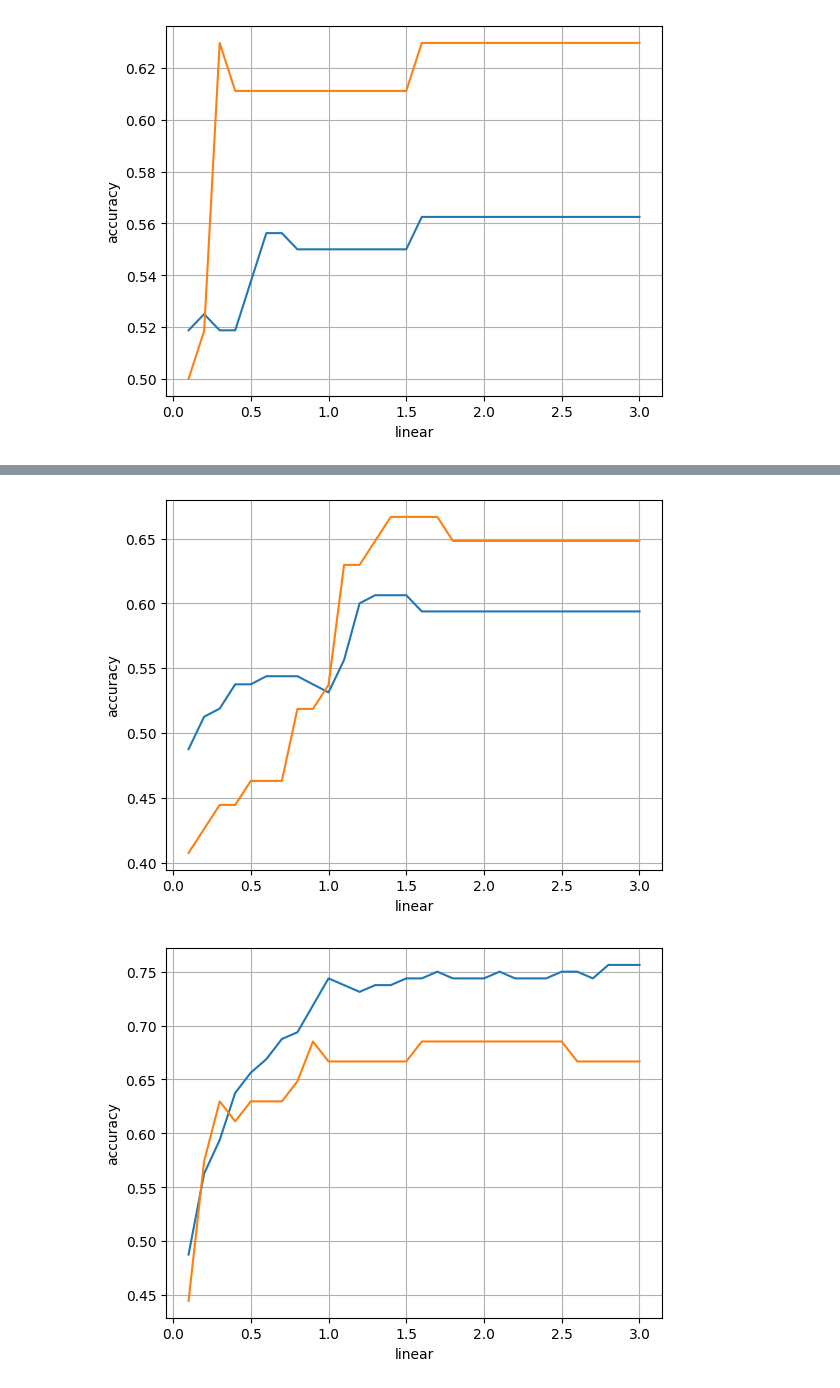
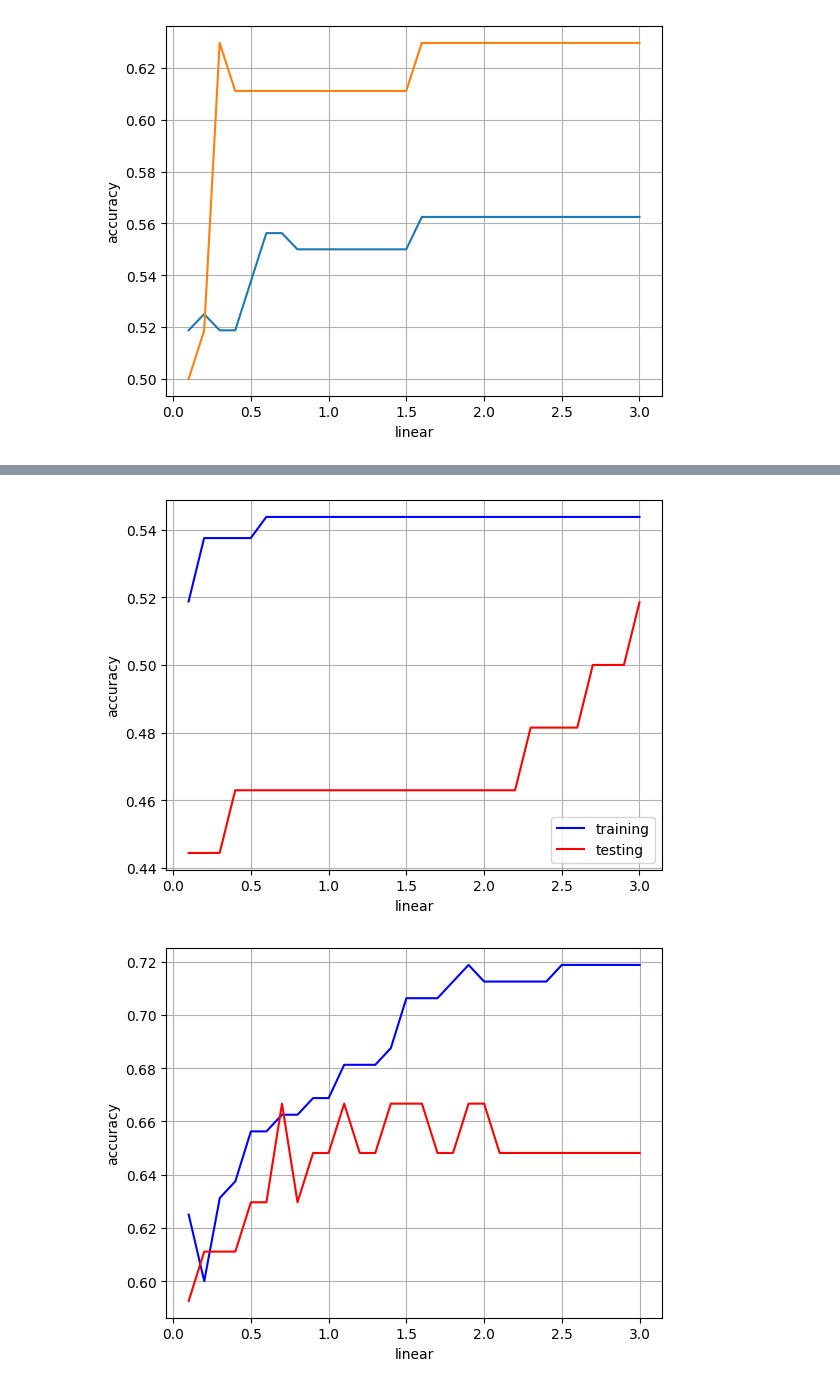
Before and after one commit to MichaelHooper36/COMP2002---Machine-Learning-and-Optimisation, a Jupyter notebook: Source Code/COMP2002Assessment.ipynb, the cells around one changed output, grey strips where cells are left out. Saved outputs shown, nothing was run; the diff lists cells and outputs as text; code cells hidden in the pictures.

```diff
--- a/Source Code/COMP2002Assessment.ipynb
+++ b/Source Code/COMP2002Assessment.ipynb
@@ -115,6 +116,10 @@ kernel = 'poly', trainAccuracy = 0.54 train accuracy testAccuracy = 0.46 test ac
 kernel = 'rbf', trainAccuracy = 0.67 train accuracy testAccuracy = 0.65 test accuracy
 # %% [markdown]
 # Task 1.3 - Assessment of classification
+# %%
+highest_training_values = []
+highest_test_values = []
+highest_value_names = []
 # %%
 l_range = np.arange(0.1, 3.1, 0.1)
 l_scores = []
@@ -127,6 +132,9 @@ for l in l_range:
     l_scores.append(accuracy_score(ttrain, lytrain))
     l_testscores.append(accuracy_score(ttest, lytest))
 
+highest_training_values.append(max(l_scores))
+highest_test_values.append(max(l_testscores))
+highest_value_names.append('linear')
 
 plt.figure()
 plt.grid()
@@ -143,13 +151,16 @@ p2_range = np.arange(0.1, 3.1, 0.1)
 p2_scores = []
 p2_testscores = []
 for p2 in p2_range:
-    classifier = SVC(kernel='poly', degree=2, C=p2, gamma=p2)
+    classifier = SVC(kernel='poly', degree=2, C=p2, gamma='auto')
     classifier.fit(xtrain, ttrain)
     p2ytrain = classifier.predict(xtrain)
     p2ytest = classifier.predict(xtest)
     p2_scores.append(accuracy_score(ttrain, p2ytrain))
     p2_testscores.append(accuracy_score(ttest, p2ytest))
 
+highest_training_values.append(max(p2_scores))
+highest_test_values.append(max(p2_testscores))
+highest_value_names.append('polynomial 2')
 
 plt.figure()
 plt.grid()
@@ -166,44 +177,51 @@ p3_range = np.arange(0.1, 3.1, 0.1)
 p3_scores = []
 p3_testscores = []
 for p3 in p3_range:
-    classifier = SVC(kernel='poly', degree=3, C=p3, gamma=p3)
+    classifier = SVC(kernel='poly', degree=3, C=p3, gamma='auto')
     classifier.fit(xtrain, ttrain)
     p3ytrain = classifier.predict(xtrain)
     p3ytest = classifier.predict(xtest)
     p3_scores.append(accuracy_score(ttrain, p3ytrain))
     p3_testscores.append(accuracy_score(ttest, p3ytest))
 
+highest_training_values.append(max(p3_scores))
+highest_test_values.append(max(p3_testscores))
+highest_value_names.append('polynomial 3')
 
 plt.figure()
 plt.grid()
 plt.xlabel('linear')
 plt.ylabel('accuracy')
-plt.plot(p3_range, p3_scores)
-plt.plot(p3_range, p3_testscores)
+plt.plot(p3_range, p3_scores, label='training', color='blue')
+plt.plot(p3_range, p3_testscores, label='testing', color='red')
+plt.legend()
 plt.xticks ([0, 0.5, 1.0, 1.5, 2.0, 2.5, 3.0])
 plt.show()
 # %% [output]
-[figure, old version]
+[figure, new version]
 # %%
 r_range = np.arange(0.1, 3.1, 0.1)
 r_scores = []
 r_testscores = []
 for r in r_range:
-    classifier = SVC(kernel='rbf', C=r, gamma=r)
+    classifier = SVC(kernel='rbf', C=r, gamma='auto')
     classifier.fit(xtrain, ttrain)
     rytrain = classifier.predict(xtrain)
     rytest = classifier.predict(xtest)
     r_scores.append(accuracy_score(ttrain, rytrain))
     r_testscores.append(accuracy_score(ttest, rytest))
 
+highest_training_values.append(max(r_scores))
+highest_test_values.append(max(r_testscores))
+highest_value_names.append('radial')
 
 plt.figure()
 plt.grid()
 plt.xlabel('linear')
 plt.ylabel('accuracy')
-plt.plot(r_range, r_scores)
-plt.plot(r_range, r_testscores)
+plt.plot(r_range, r_scores, label='training', color='blue')
+plt.plot(r_range, r_testscores, label='testing', color='red')
 plt.xticks ([0, 0.5, 1.0, 1.5, 2.0, 2.5, 3.0])
 plt.show()
 # %% [output]
-[figure, old version]
+[figure, new version]
```
Also changed, not shown: parts of 5 cells of this notebook.
